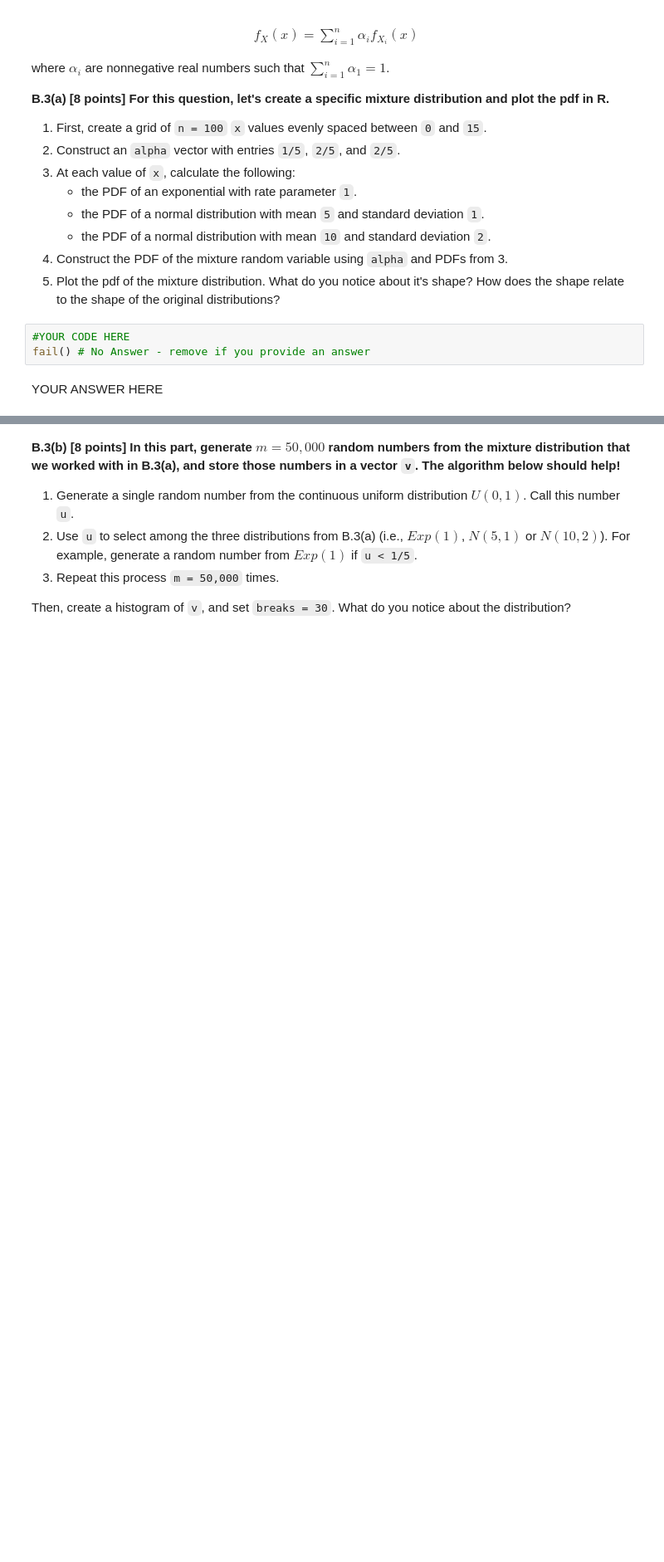
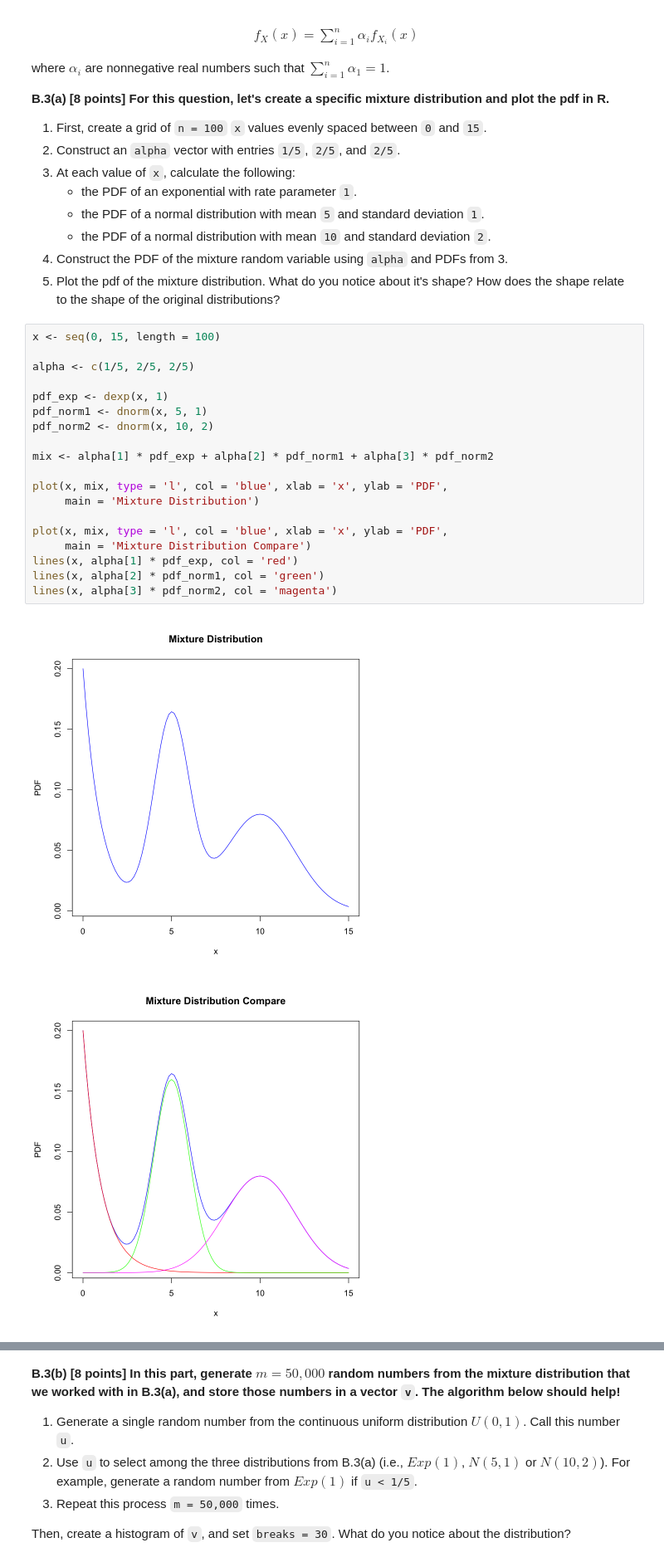
Before and after one commit to yyhufo/STAT4000, a Jupyter notebook: Homework4/STAT5000_HW4.ipynb, the cells around one changed output, grey strips where cells are left out. Shown: that part at 83% size. Saved outputs shown, nothing was run; the diff lists cells and outputs as text; blank space fills up the shorter version.

```diff
--- a/Homework4/STAT5000_HW4.ipynb
+++ b/Homework4/STAT5000_HW4.ipynb
@@ -404,8 +379,25 @@ where $\alpha_i$ are nonnegative real numbers such that $\sum^n_{i=1}\alpha_1 =
     - the PDF of a normal distribution with mean `10` and standard deviation `2`.
 4. Construct the PDF of the mixture random variable using `alpha` and PDFs from 3.
 5. Plot the pdf of the mixture distribution. What do you notice about it's shape? How does the shape relate to the shape of the original distributions?
-# %%
-#YOUR CODE HERE
-fail() # No Answer - remove if you provide an answer
-# %% [markdown]
-YOUR ANSWER HERE
+# %%
+x <- seq(0, 15, length = 100)
+
+alpha <- c(1/5, 2/5, 2/5)
+
+pdf_exp <- dexp(x, 1)
+pdf_norm1 <- dnorm(x, 5, 1)
+pdf_norm2 <- dnorm(x, 10, 2)
+
+mix <- alpha[1] * pdf_exp + alpha[2] * pdf_norm1 + alpha[3] * pdf_norm2
+
+plot(x, mix, type = 'l', col = 'blue', xlab = 'x', ylab = 'PDF',
+     main = 'Mixture Distribution')
+
+plot(x, mix, type = 'l', col = 'blue', xlab = 'x', ylab = 'PDF',
+     main = 'Mixture Distribution Compare')
+lines(x, alpha[1] * pdf_exp, col = 'red')
+lines(x, alpha[2] * pdf_norm1, col = 'green')
+lines(x, alpha[3] * pdf_norm2, col = 'magenta')
+# %% [output]
+[figure, added]
+[figure, added]
```
Also changed, not shown: parts of 17 cells of this notebook, 1 other file.
